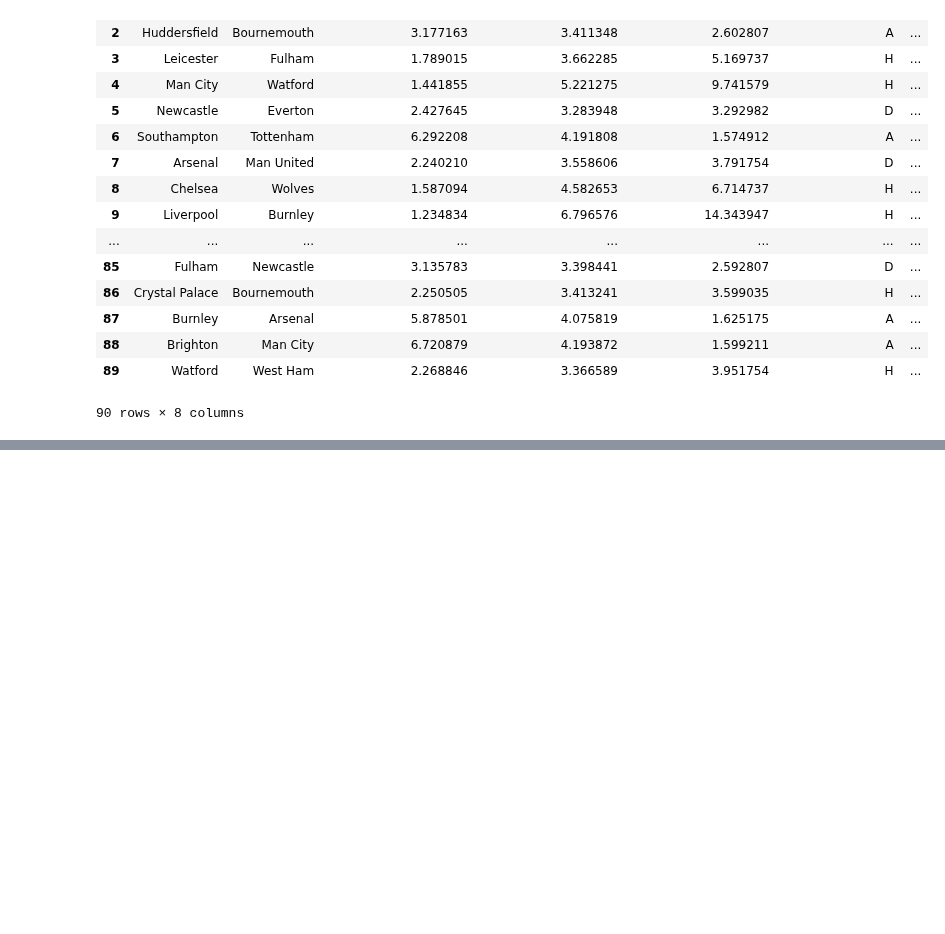
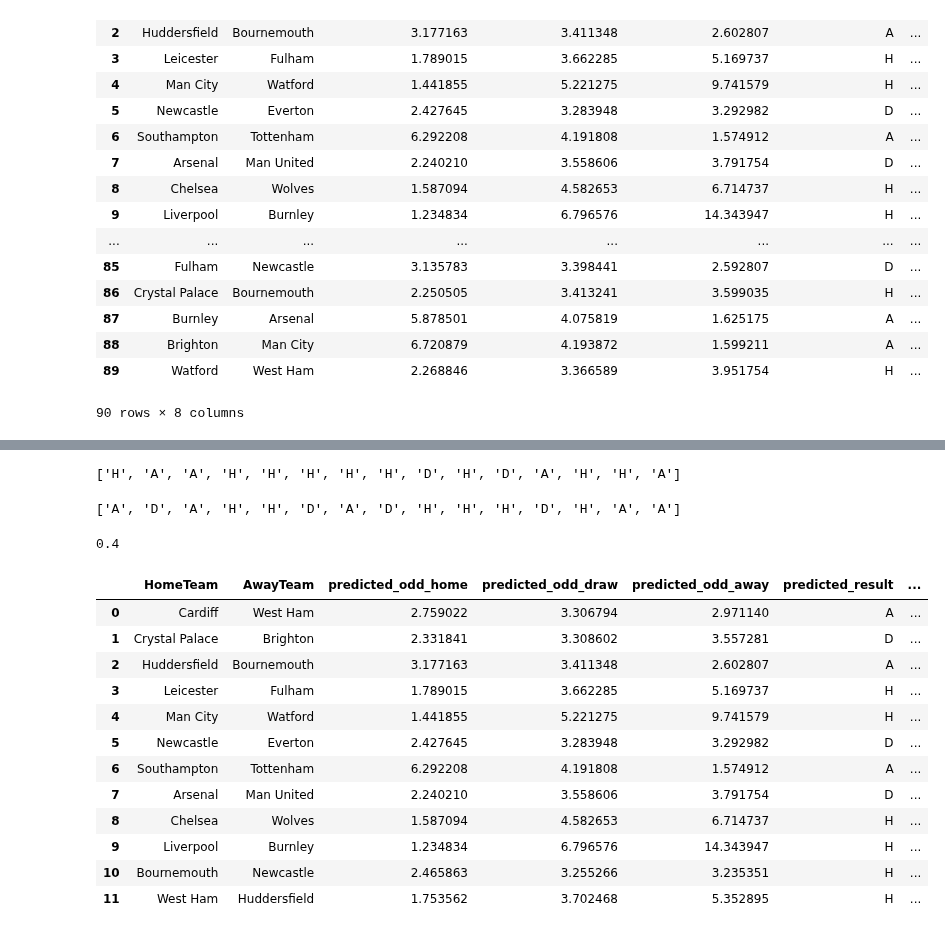
Before and after one commit to info370a-w19-finalproject2/final_project, a Jupyter notebook: won_report.ipynb, the cells around one changed output, grey strips where cells are left out. Saved outputs shown, nothing was run; the diff lists cells and outputs as text; code cells hidden in the pictures; blank space fills up the shorter version.

```diff
--- a/won_report.ipynb
+++ b/won_report.ipynb
@@ -394,0 +423,35 @@ future_matches.to_csv('./data/future_matches_prediction.csv', index=False)
+# %%
+print(match_curr[289:]['FTR'].values.tolist())
+# %% [output]
+['H', 'A', 'A', 'H', 'H', 'H', 'H', 'H', 'D', 'H', 'D', 'A', 'H', 'H', 'A']
+# %%
+print(future_result)
+# %% [output]
+['A', 'D', 'A', 'H', 'H', 'D', 'A', 'D', 'H', 'H', 'H', 'D', 'H', 'A', 'A']
+# %%
+accuracy = 0
+index = 0
+for x in match_curr[289:]['FTR'].values.tolist():
+    if(x == future_result[index]):
+        accuracy = accuracy + 1
+    index = index + 1
+
+print(accuracy/15)
+# %% [output]
+0.4
+# %%
+future_matches[:303-291]
+# %% [output]
+|  | HomeTeam | AwayTeam | predicted_odd_home | predicted_odd_draw | predicted_odd_away | predicted_result | ... |
+| 0 | Cardiff | West Ham | 2.759022 | 3.306794 | 2.971140 | A | ... |
+| 1 | Crystal Palace | Brighton | 2.331841 | 3.308602 | 3.557281 | D | ... |
+| 2 | Huddersfield | Bournemouth | 3.177163 | 3.411348 | 2.602807 | A | ... |
+| 3 | Leicester | Fulham | 1.789015 | 3.662285 | 5.169737 | H | ... |
+| 4 | Man City | Watford | 1.441855 | 5.221275 | 9.741579 | H | ... |
+| 5 | Newcastle | Everton | 2.427645 | 3.283948 | 3.292982 | D | ... |
+| 6 | Southampton | Tottenham | 6.292208 | 4.191808 | 1.574912 | A | ... |
+| 7 | Arsenal | Man United | 2.240210 | 3.558606 | 3.791754 | D | ... |
+| 8 | Chelsea | Wolves | 1.587094 | 4.582653 | 6.714737 | H | ... |
+| 9 | Liverpool | Burnley | 1.234834 | 6.796576 | 14.343947 | H | ... |
+| 10 | Bournemouth | Newcastle | 2.465863 | 3.255266 | 3.235351 | H | ... |
+| 11 | West Ham | Huddersfield | 1.753562 | 3.702468 | 5.352895 | H | ... |
```
Also changed, not shown: parts of 4 cells of this notebook.
